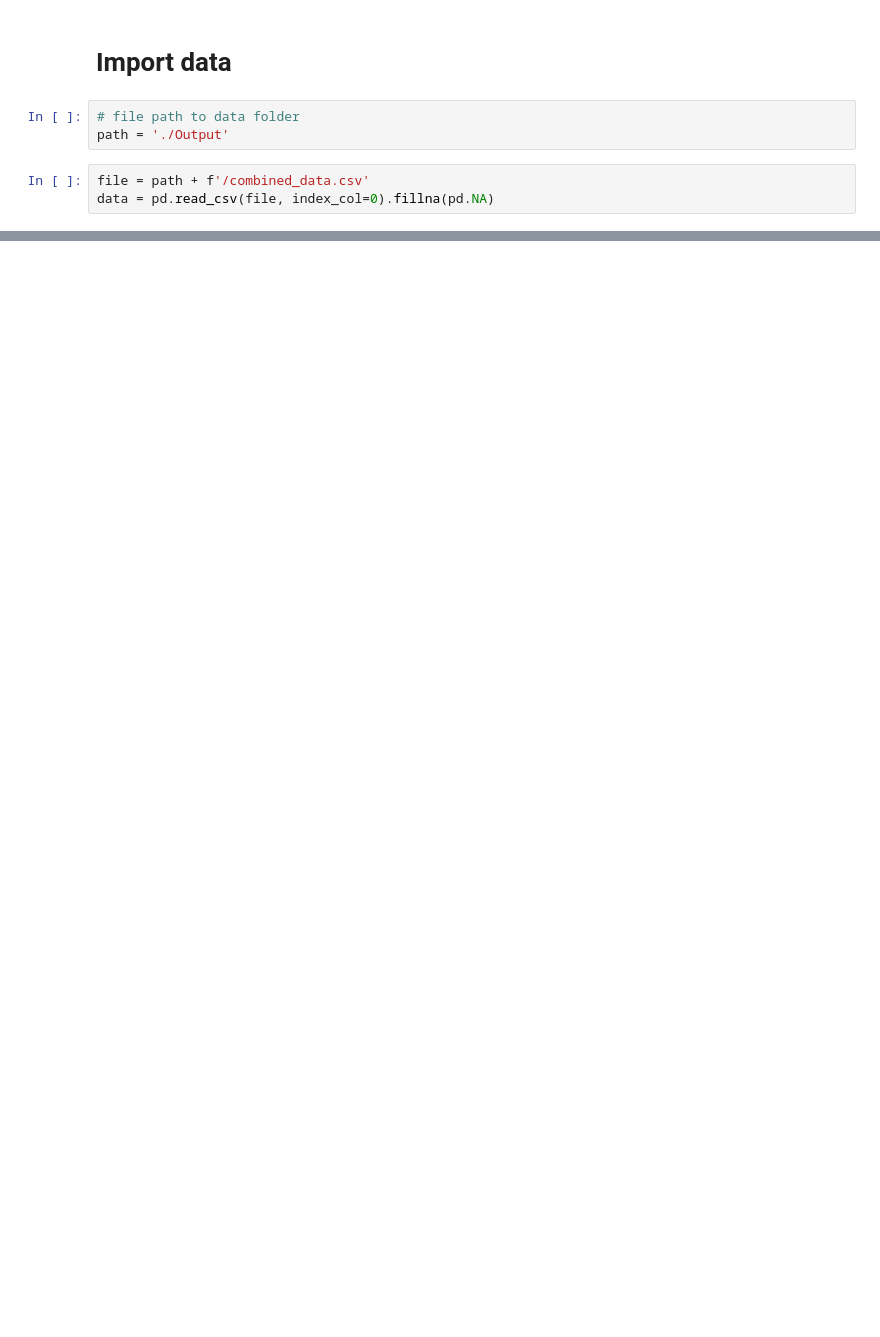
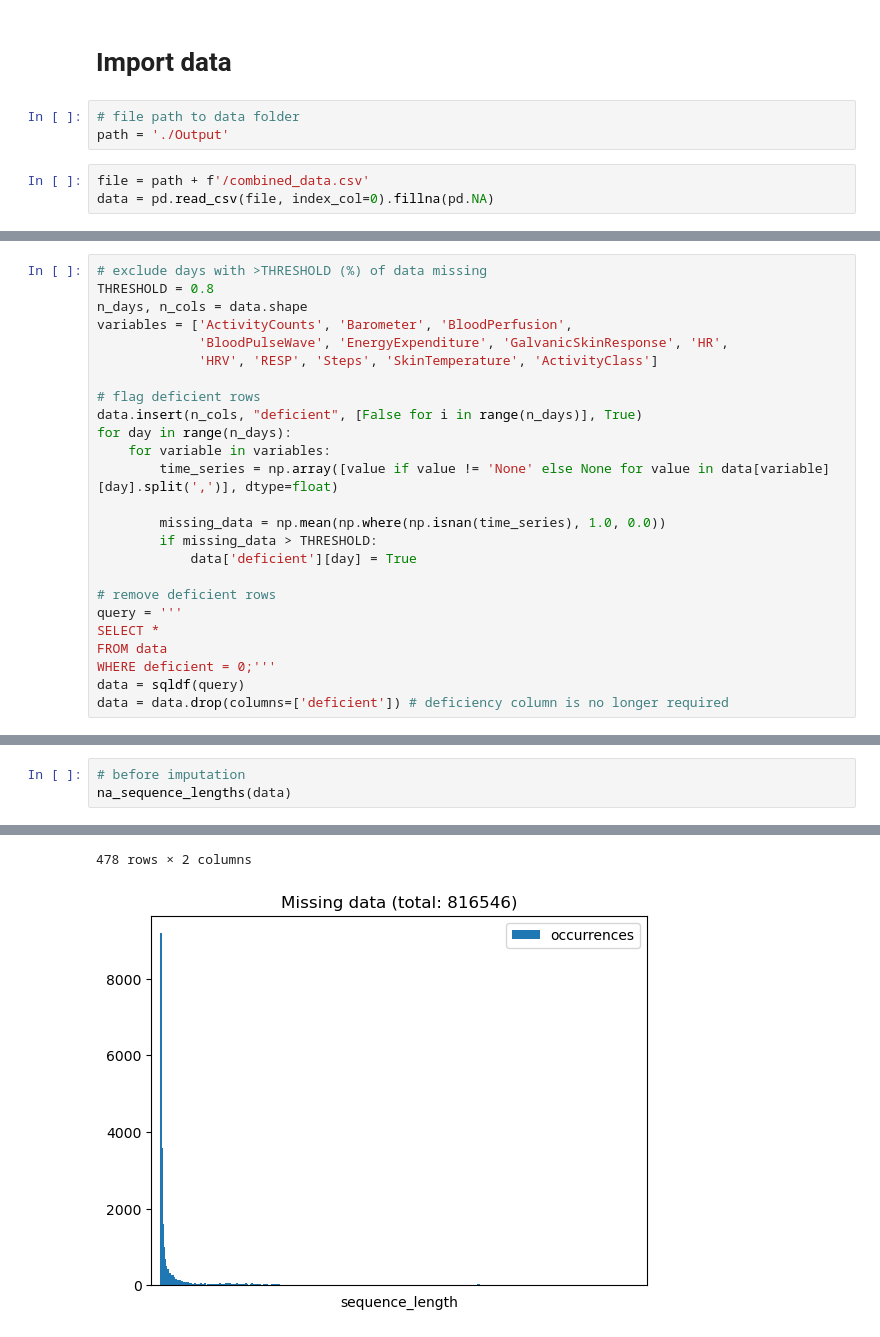
Before and after one commit to Yahnnosh/Sensor-Based-Modeling-of-Fatigue-Using-Transformer-Model, a Jupyter notebook: preproc_data.ipynb, the cells around one changed output, grey strips where cells are left out. Drawn from its saved outputs; the diff is of its cells as text; blank space fills up the shorter version.

```diff
--- a/preproc_data.ipynb
+++ b/preproc_data.ipynb
@@ -301,0 +51,25 @@ plotter_spec(fig, day)
+# %%
+# exclude days with >THRESHOLD (%) of data missing
+THRESHOLD = 0.8
+n_days, n_cols = data.shape
+variables = ['ActivityCounts', 'Barometer', 'BloodPerfusion',
+             'BloodPulseWave', 'EnergyExpenditure', 'GalvanicSkinResponse', 'HR',
+             'HRV', 'RESP', 'Steps', 'SkinTemperature', 'ActivityClass']
+
+# flag deficient rows
+data.insert(n_cols, "deficient", [False for i in range(n_days)], True)
+for day in range(n_days):
+    for variable in variables:
+        time_series = np.array([value if value != 'None' else None for value in data[variable][day].split(',')], dtype=float)
+
+        missing_data = np.mean(np.where(np.isnan(time_series), 1.0, 0.0))
+        if missing_data > THRESHOLD:
+            data['deficient'][day] = True
+
+# remove deficient rows
+query = '''
+SELECT *
+FROM data
+WHERE deficient = 0;'''
+data = sqldf(query)
+data = data.drop(columns=['deficient']) # deficiency column is no longer required
@@ -301,0 +132,4 @@ plotter_spec(fig, day)
+# %%
+# before imputation
+na_sequence_lengths(data)
+# %% [output]
@@ -301,0 +148,2 @@ plotter_spec(fig, day)
+478 rows × 2 columns
+[figure, added]
```
Also changed, not shown: parts of 29 cells of this notebook, 4 other files.
